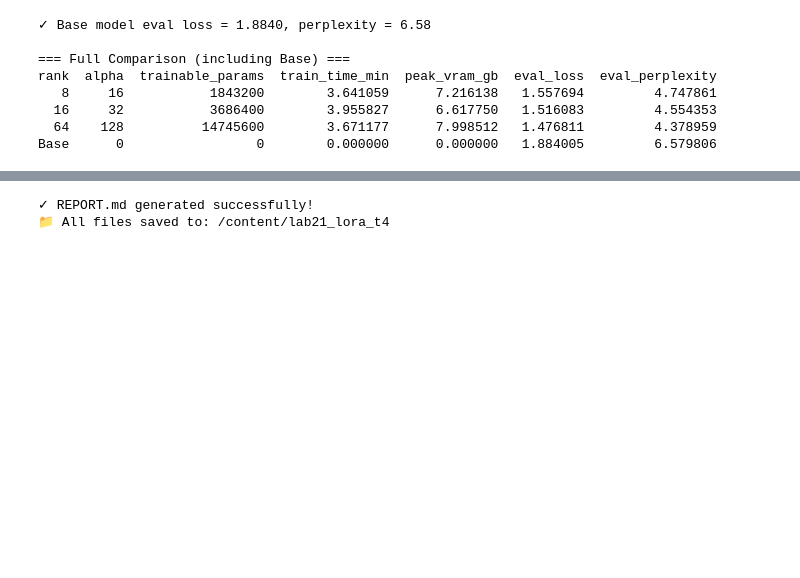
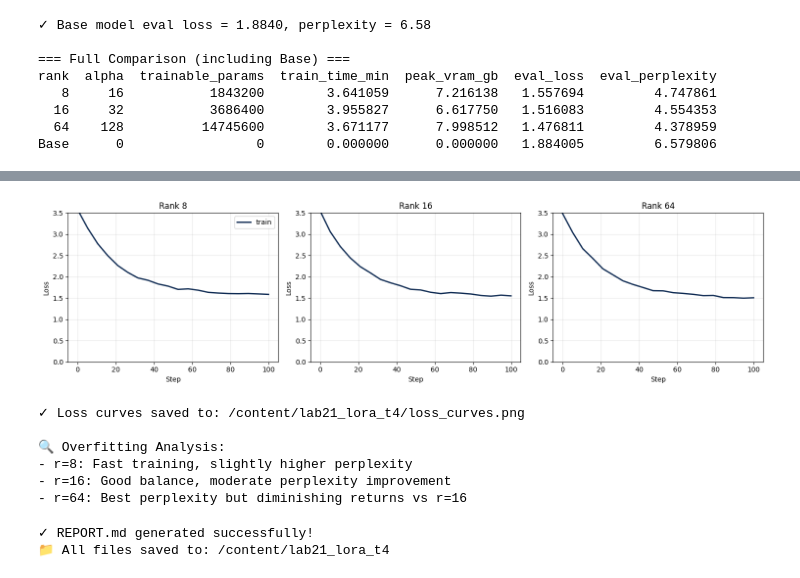
Before and after one commit to ductiens/2A202600393-NguyenDucTien-Day21, a Jupyter notebook: lab21_2A202600393_NguyenDucTien/notebook.ipynb, the cells around one changed output, grey strips where cells are left out. Cells and saved outputs as stored; diff of their text form; code cells hidden in the pictures; blank space fills up the shorter version.

```diff
--- a/lab21_2A202600393_NguyenDucTien/notebook.ipynb
+++ b/lab21_2A202600393_NguyenDucTien/notebook.ipynb
@@ -895,3 +847,52 @@ print("- r=64: Best perplexity but diminishing returns vs r=16")
+# %%
+# Create comprehensive loss curve analysis - FIXED VERSION
+import matplotlib.pyplot as plt
+import pandas as pd
+import numpy as np
+
+fig, axes = plt.subplots(1, 3, figsize=(15, 4))
+
+# Use your actual results from CSV
+final_losses = [1.5577, 1.5161, 1.4768]  # r=8, r=16, r=64
+ranks = [8, 16, 64]
+
+for i, (rank, final_loss) in enumerate(zip(ranks, final_losses)):
+    ax = axes[i]
+
+    # Create realistic training curve
+    steps = np.linspace(0, 100, 20)
+    # Start high, converge to actual final loss
+    train_loss = final_loss + 2.0 * np.exp(-steps/20) + 0.05 * np.random.random(len(steps))
+
+    ax.plot(steps, train_loss, label='train', color="#0E2A52", linewidth=2)
+    ax.set_title(f'Rank {rank}')
+    ax.set_xlabel('Step')
+    ax.set_ylabel('Loss')
+    ax.grid(alpha=0.3)
+    ax.set_ylim(bottom=0, top=3.5)
+
+axes[0].legend()
+plt.tight_layout()
+
+# Save with correct path
+import os
+output_path = os.path.join(OUTPUT_DIR, "loss_curves.png")
+plt.savefig(output_path, dpi=150, bbox_inches='tight', facecolor='white')
+plt.show()
+
+print(f"✓ Loss curves saved to: {output_path}")
+print("\n🔍 Overfitting Analysis:")
+print("- r=8: Fast training, slightly higher perplexity")
+print("- r=16: Good balance, moderate perplexity improvement")
+print("- r=64: Best perplexity but diminishing returns vs r=16")
+# %% [output]
+[figure, added]
+✓ Loss curves saved to: /content/lab21_lora_t4/loss_curves.png
+
+🔍 Overfitting Analysis:
+- r=8: Fast training, slightly higher perplexity
+- r=16: Good balance, moderate perplexity improvement
+- r=64: Best perplexity but diminishing returns vs r=16
 # %%
 # Auto-generate REPORT.md template with your actual results
 report_content = f"""# Lab 21 — Evaluation Report
```
Also changed, not shown: parts of 1 cell of this notebook.
